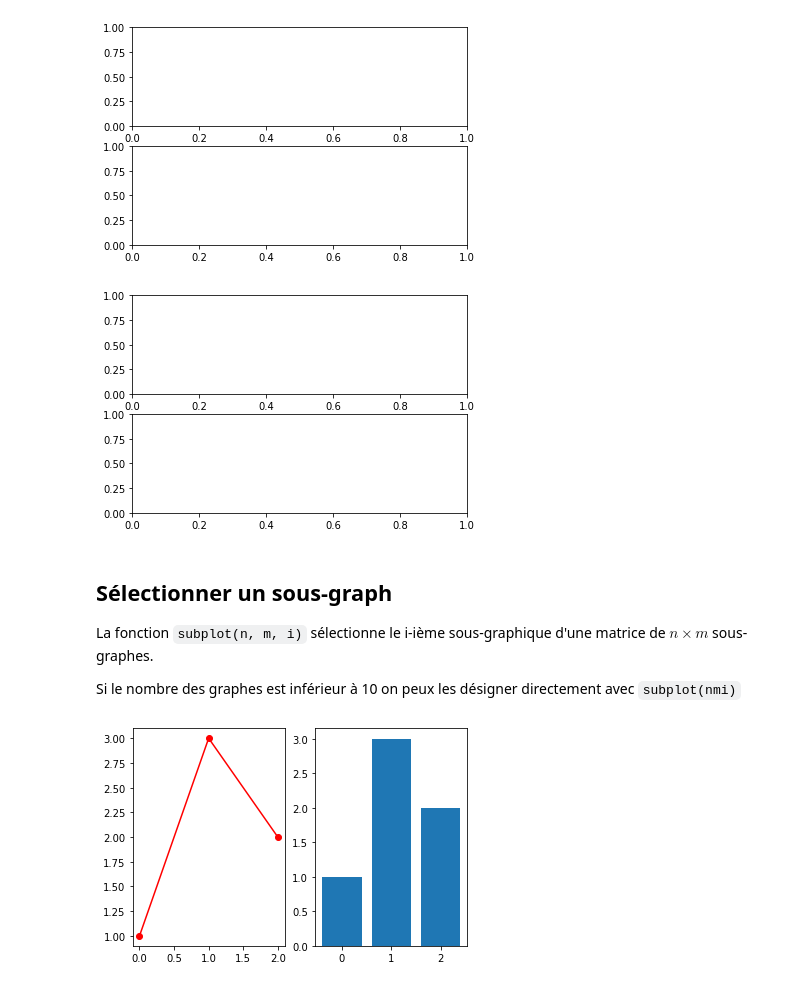
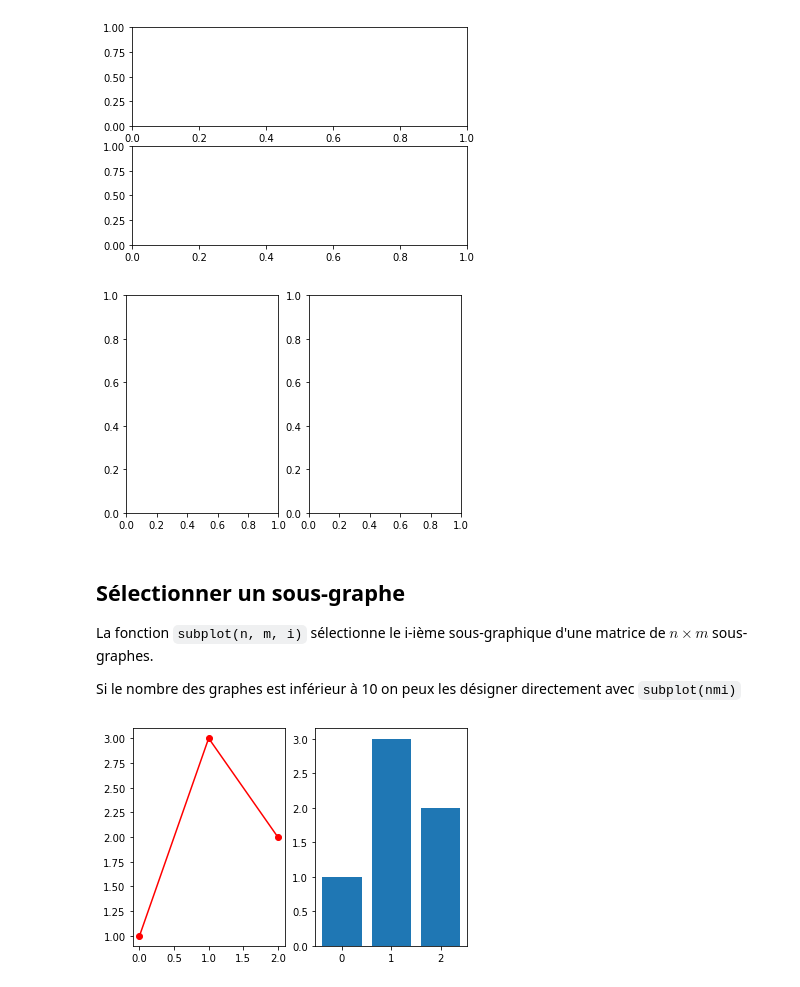
Before and after one commit to rasql/edunum, a Jupyter notebook: doc/plot/subplot.ipynb, the cells around one changed output. Cells and saved outputs as stored; diff of their text form; code cells hidden in the pictures.

Commit message:
update plot

```diff
--- a/doc/plot/subplot.ipynb
+++ b/doc/plot/subplot.ipynb
@@ -19,11 +19,11 @@ plt.subplots(2, 1);
 # %% [output]
 [figure]
 # %%
-plt.subplots(2, 1);
+plt.subplots(1, 2);
 # %% [output]
-[figure, old version]
+[figure, new version]
 # %% [markdown]
-## Sélectionner un sous-graph
+## Sélectionner un sous-graphe
 La fonction `subplot(n, m, i)` sélectionne le i-ième sous-graphique d'une matrice de $n \times m$ sous-graphes.
 
 Si le nombre des graphes est inférieur à 10 on peux les désigner directement avec `subplot(nmi)`
```
Also changed, not shown: parts of 3 cells of this notebook, 8 other files.
